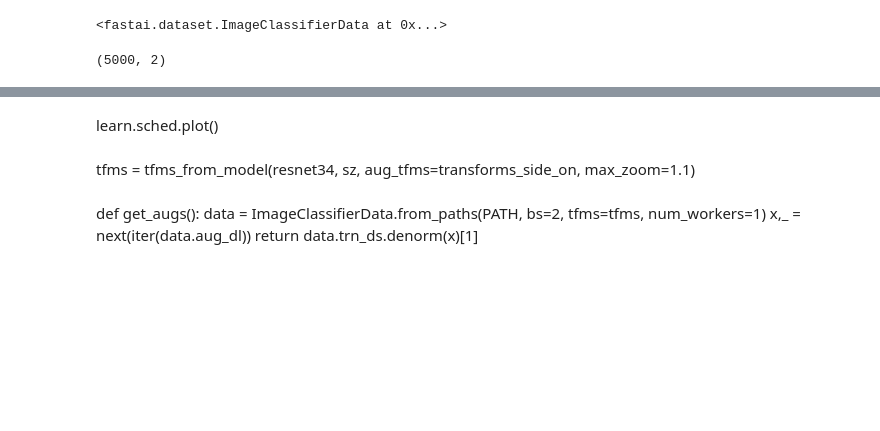
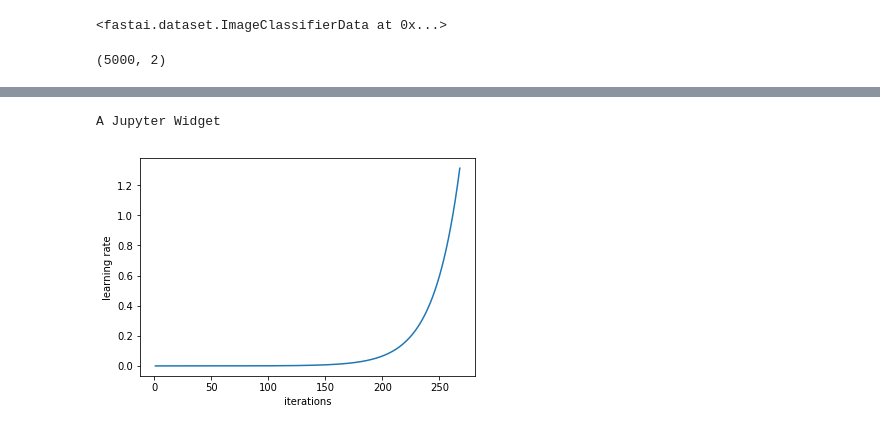
Before and after one commit to anshulrai/Kaggle-Challenges, a Jupyter notebook: Dog vs Cats/Dog vs Cats #1.ipynb, the cells around one changed output, grey strips where cells are left out. Cells and saved outputs as stored; diff of their text form; code cells hidden in the pictures; blank space fills up the shorter version.

Commit message:
Find optimal Learning Rate

```diff
--- a/Dog vs Cats/Dog vs Cats #1.ipynb
+++ b/Dog vs Cats/Dog vs Cats #1.ipynb
@@ -311,9 +309,10 @@ learn.sched.plot_lr()
-# %% [markdown]
-learn.sched.plot()
-# %% [markdown]
-tfms = tfms_from_model(resnet34, sz, aug_tfms=transforms_side_on, max_zoom=1.1)
-# %% [markdown]
-def get_augs():
-    data = ImageClassifierData.from_paths(PATH, bs=2, tfms=tfms, num_workers=1)
-    x,_ = next(iter(data.aug_dl))
-    return data.trn_ds.denorm(x)[1]
+# %%
+learn = ConvLearner.pretrained(arch, data, precompute=True)
+# %%
+lrf=learn.lr_find()
+# %% [output]
+A Jupyter Widget
+# %%
+learn.sched.plot_lr()
+# %% [output]
+[figure, added]
```
Also changed, not shown: parts of 26 cells of this notebook.
